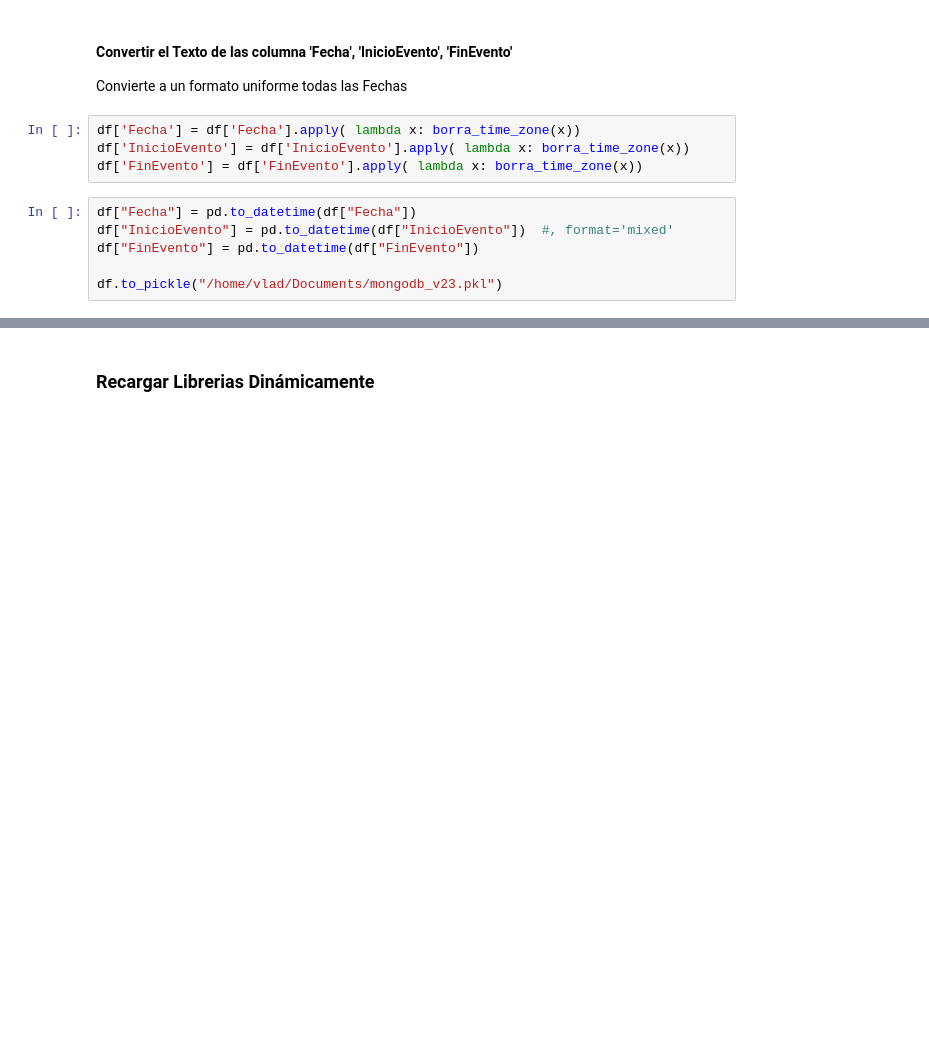
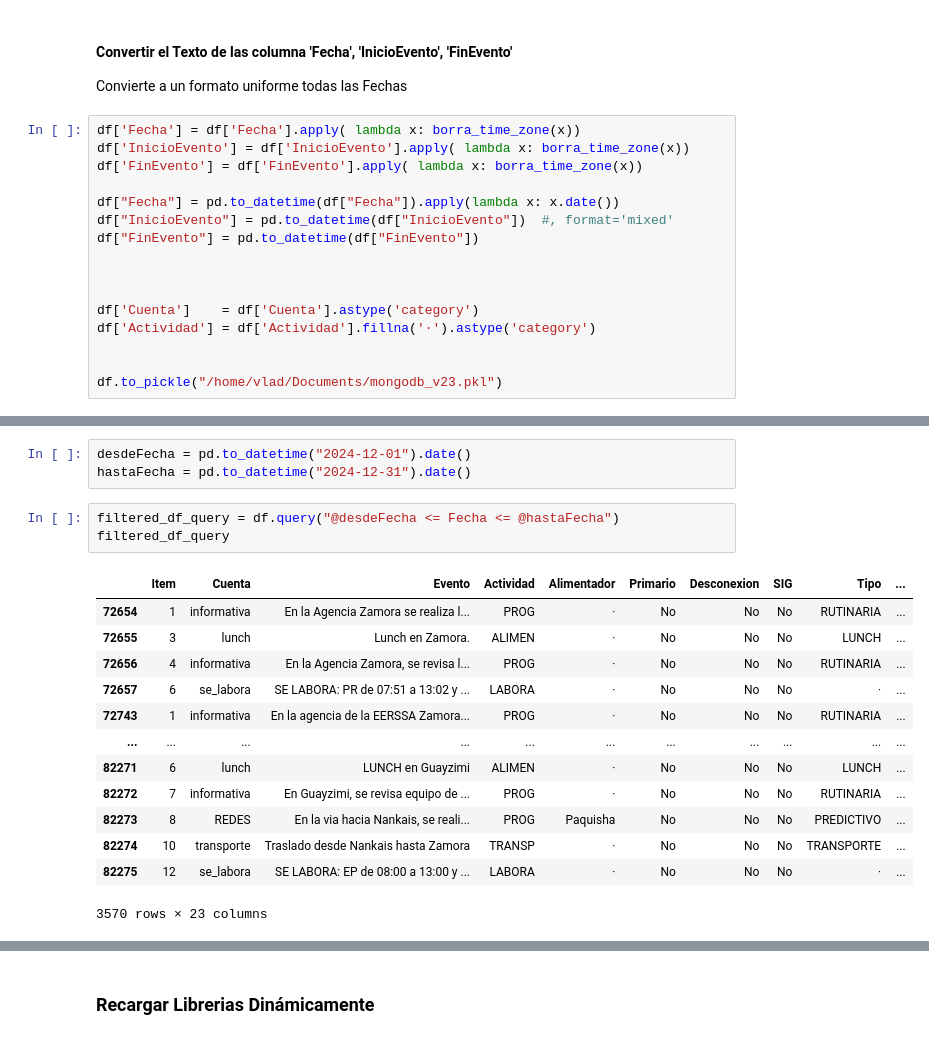
Before and after one commit to ernestopalacios/ordenes_de_trabajo, a Jupyter notebook: Test_DataLake.ipynb, the cells around one changed output, grey strips where cells are left out. Drawn from its saved outputs; the diff is of its cells as text; blank space fills up the shorter version.

Commit message:
Se puede filtrar Files en base a 'Fecha'

```diff
--- a/Test_DataLake.ipynb
+++ b/Test_DataLake.ipynb
@@ -143,9 +143,15 @@ Convierte a un formato uniforme todas las Fechas
 df['Fecha'] = df['Fecha'].apply( lambda x: borra_time_zone(x))
 df['InicioEvento'] = df['InicioEvento'].apply( lambda x: borra_time_zone(x))
 df['FinEvento'] = df['FinEvento'].apply( lambda x: borra_time_zone(x))
+
+df["Fecha"] = pd.to_datetime(df["Fecha"]).apply(lambda x: x.date())
+df["InicioEvento"] = pd.to_datetime(df["InicioEvento"])  #, format='mixed'
+df["FinEvento"] = pd.to_datetime(df["FinEvento"])
+
+
+
+df['Cuenta']    = df['Cuenta'].astype('category')
+df['Actividad'] = df['Actividad'].fillna('·').astype('category')
+
+
+df.to_pickle("/home/vlad/Documents/mongodb_v23.pkl")
-# %%
-df["Fecha"] = pd.to_datetime(df["Fecha"])
-df["InicioEvento"] = pd.to_datetime(df["InicioEvento"])  #, format='mixed'
-df["FinEvento"] = pd.to_datetime(df["FinEvento"])
-
-df.to_pickle("/home/vlad/Documents/mongodb_v23.pkl")
@@ -152,3 +179,23 @@ df.to_pickle("/home/vlad/Documents/mongodb_v23.pkl")
+# %%
+desdeFecha = pd.to_datetime("2024-12-01").date()
+hastaFecha = pd.to_datetime("2024-12-31").date()
+# %%
+filtered_df_query = df.query("@desdeFecha <= Fecha <= @hastaFecha")
+filtered_df_query
+# %% [output]
+|  | Item | Cuenta | Evento | Actividad | Alimentador | Primario | Desconexion | SIG | Tipo | ... |
+| 72654 | 1 | informativa | En la Agencia Zamora se realiza l... | PROG | · | No | No | No | RUTINARIA | ... |
+| 72655 | 3 | lunch | Lunch en Zamora. | ALIMEN | · | No | No | No | LUNCH | ... |
+| 72656 | 4 | informativa | En la Agencia Zamora, se revisa l... | PROG | · | No | No | No | RUTINARIA | ... |
+| 72657 | 6 | se_labora | SE LABORA: PR de 07:51 a 13:02 y ... | LABORA | · | No | No | No | · | ... |
+| 72743 | 1 | informativa | En la agencia de la EERSSA Zamora... | PROG | · | No | No | No | RUTINARIA | ... |
+| ... | ... | ... | ... | ... | ... | ... | ... | ... | ... | ... |
+| 82271 | 6 | lunch | LUNCH en Guayzimi | ALIMEN | · | No | No | No | LUNCH | ... |
+| 82272 | 7 | informativa | En Guayzimi, se revisa equipo de ... | PROG | · | No | No | No | RUTINARIA | ... |
+| 82273 | 8 | REDES | En la via hacia Nankais, se reali... | PROG | Paquisha | No | No | No | PREDICTIVO | ... |
+| 82274 | 10 | transporte | Traslado desde Nankais hasta Zamora | TRANSP | · | No | No | No | TRANSPORTE | ... |
+| 82275 | 12 | se_labora | SE LABORA: EP de 08:00 a 13:00 y ... | LABORA | · | No | No | No | · | ... |
+3570 rows × 23 columns
 # %%
 df.info()
 # %% [output]
```
Also changed, not shown: parts of 2 cells of this notebook.
